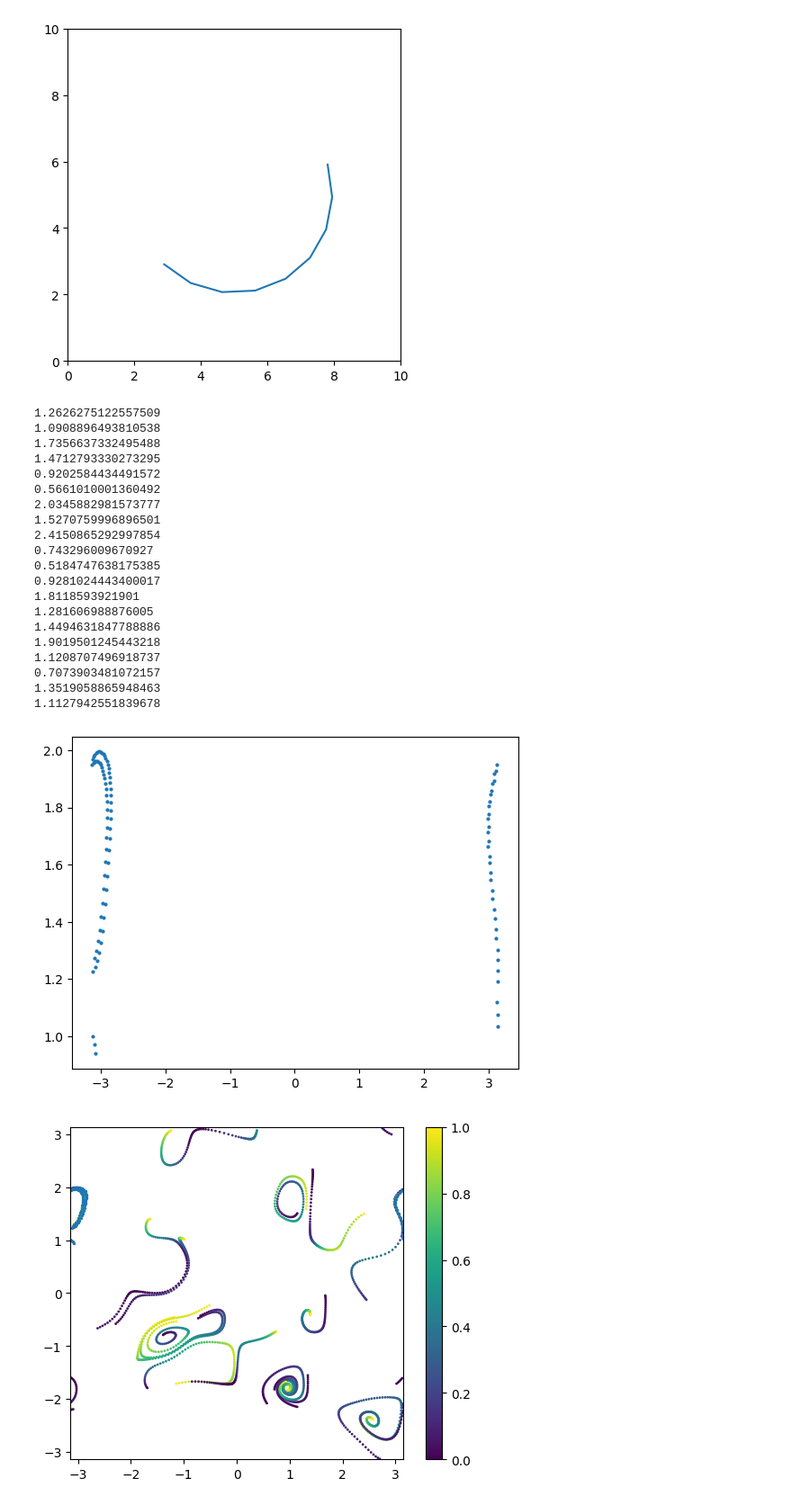
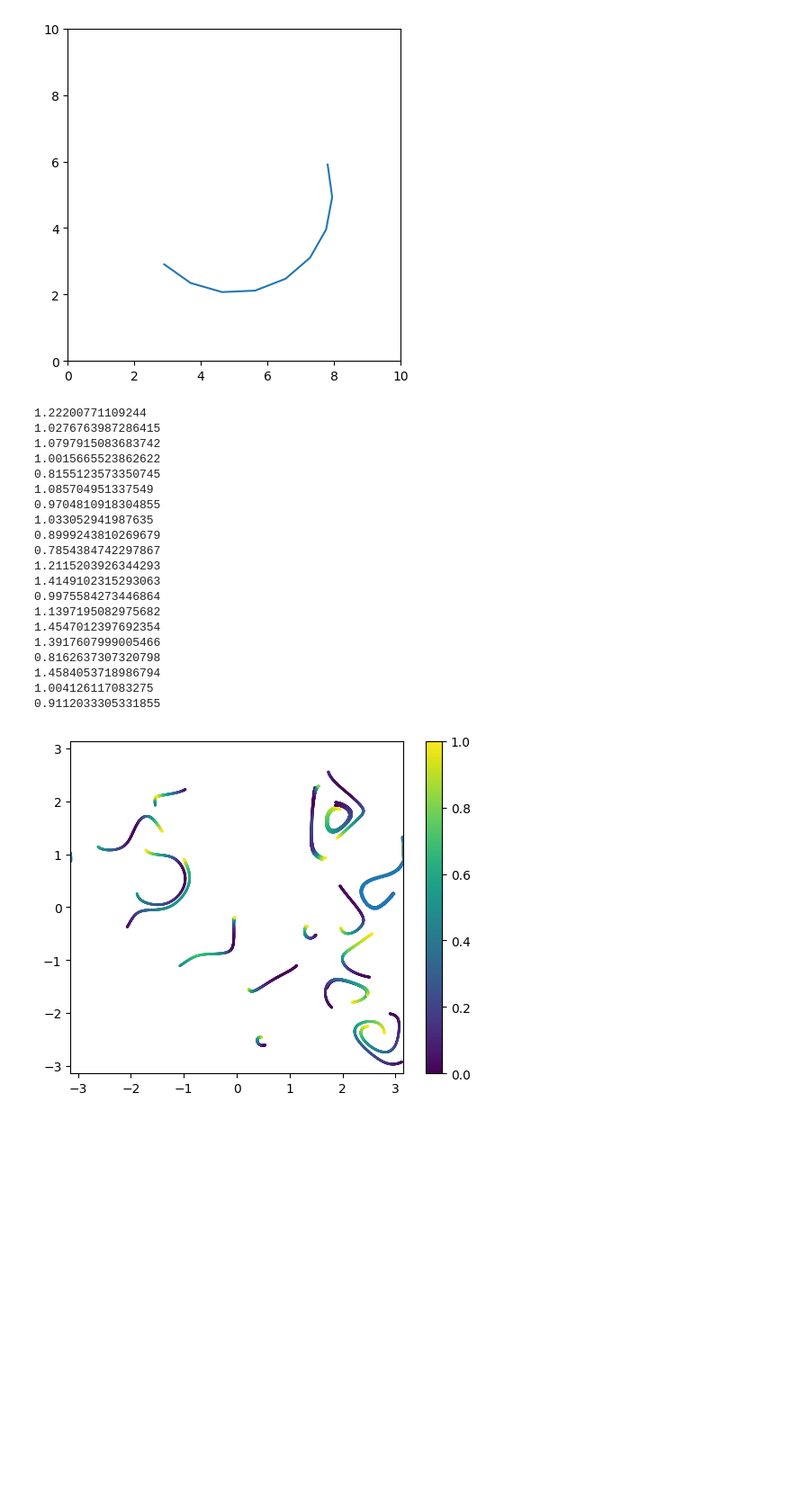
Before and after one commit to bpellow/m2rproject, a Jupyter notebook: lagrangian_integrator/testing/testing.ipynb, the cells around one changed output. Shown at 90% size. Saved outputs shown, nothing was run; the diff lists cells and outputs as text; code cells hidden in the pictures; blank space fills up the shorter version.

```diff
--- a/lagrangian_integrator/testing/testing.ipynb
+++ b/lagrangian_integrator/testing/testing.ipynb
@@ -187,7 +187,7 @@ positions = np.random.rand(20, 2)*2*np.pi
 concentrations = np.ones((1, 1))
 X=np.linspace(0, 2*np.pi, size_of_matrix)
 Y=X
-dt=0.5
+dt=0.05
 num_steps=500
 L=np.pi
 velocity_field = psi
@@ -198,42 +198,41 @@ path = integrate_particles(positions, concentrations, velocity_field, X, Y, dt,
 # %%
 xcoords = [path[i][0][0]-np.pi for i in range(num_steps+1)]
 ycoords = [path[i][0][1]-np.pi for i in range(num_steps+1)]
 #print(xcoords)
 #print(ycoords)
 #print(len(xcoords))
 
 #plt.plot(xcoords, ycoords)
-plt.scatter(xcoords, ycoords ,s=4)
+#plt.scatter(xcoords, ycoords ,s=4)
 fig, ax = plt.subplots()
 for i in range(len(positions)):
     plt.scatter([path[j][i][0]-np.pi for j in range(num_steps+1)],[path[j][i][1]-np.pi for j in range(num_steps+1)], s=1, c=[path[j][i][2] for j in range(num_steps+1)])
     print([path[j][i][2] for j in range(num_steps+1)][-1])
 plt.scatter(xcoords, ycoords, s=2)
 plt.xlim(-np.pi, np.pi)
 plt.ylim(-np.pi, np.pi)
 plt.colorbar()
 plt.gca().set_aspect('equal')
 plt.show()
 # %% [output]
-1.2626275122557509
-1.0908896493810538
-1.7356637332495488
-1.4712793330273295
-0.9202584434491572
-0.5661010001360492
-2.0345882981573777
-1.5270759996896501
-2.4150865292997854
-0.743296009670927
-0.5184747638175385
-0.9281024443400017
-1.8118593921901
-1.281606988876005
-1.4494631847788886
-1.9019501245443218
-1.1208707496918737
-0.7073903481072157
-1.3519058865948463
-1.1127942551839678
+1.22200771109244
+1.0276763987286415
+1.0797915083683742
+1.0015665523862622
+0.8155123573350745
+1.085704951337549
+0.9704810918304855
+1.033052941987635
+0.8999243810269679
+0.7854384742297867
+1.2115203926344293
+1.4149102315293063
+0.9975584273446864
+1.1397195082975682
+1.4547012397692354
+1.3917607999005466
+0.8162637307320798
+1.4584053718986794
+1.004126117083275
+0.9112033305331855
-[figure, old version]
+[figure, new version]
-[figure, removed]
```
